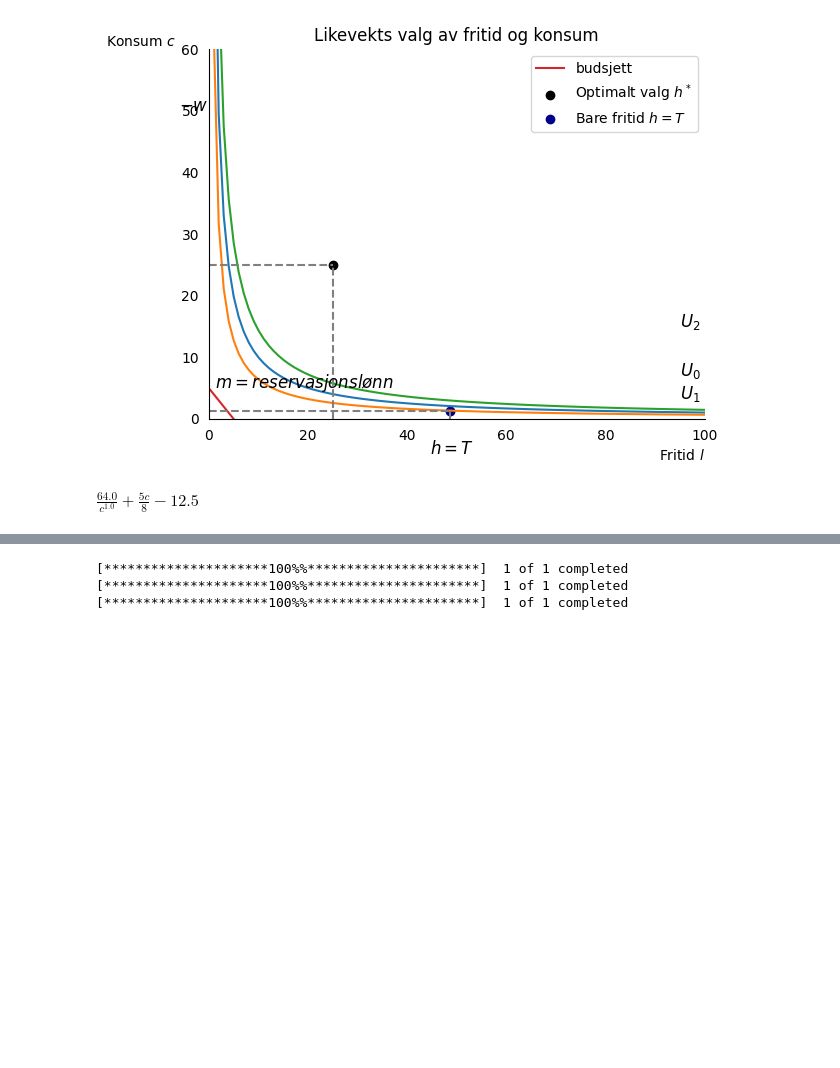
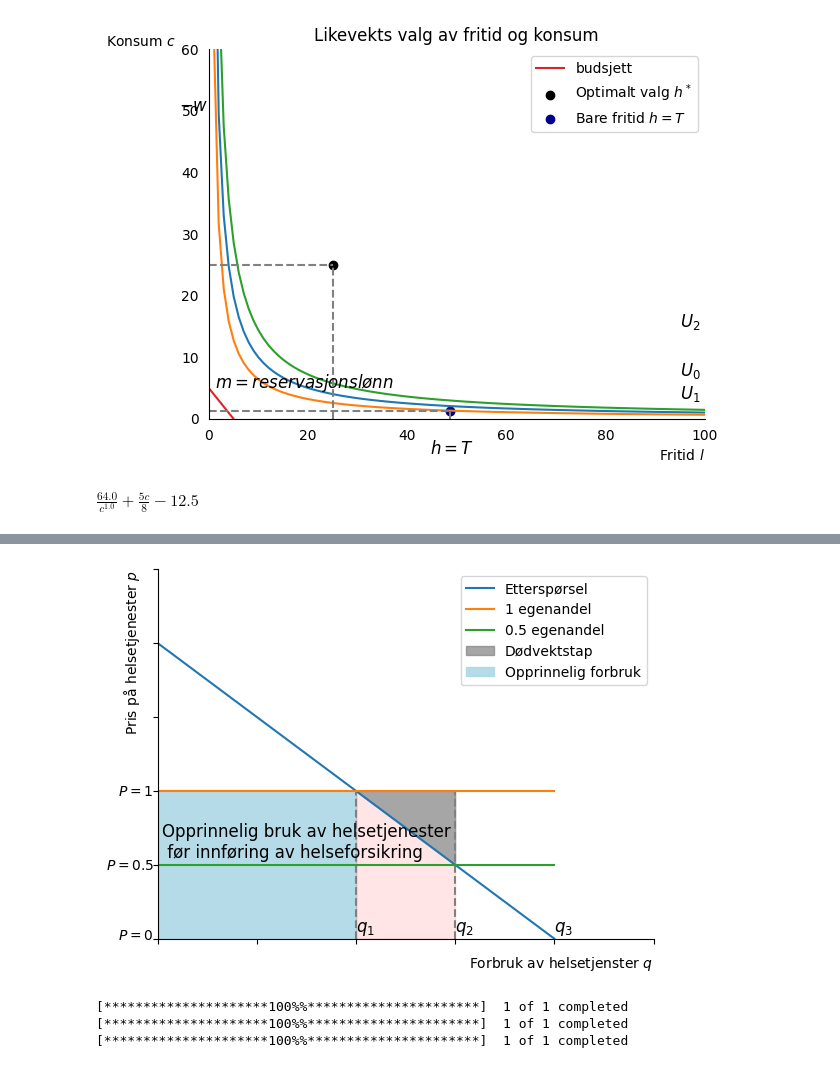
Before and after one commit to Danieljoha/Sok-2008, a Jupyter notebook: Utfordring 1/datajobbing.ipynb, the cells around one changed output, grey strips where cells are left out. Drawn from its saved outputs; the diff is of its cells as text; code cells hidden in the pictures; blank space fills up the shorter version.

```diff
--- a/Utfordring 1/datajobbing.ipynb
+++ b/Utfordring 1/datajobbing.ipynb
@@ -605,3 +589,79 @@ df
+# %%
+from IPython.display import display, Math, Latex
+import numpy as np
+from matplotlib import pyplot as plt
+import sympy as sp
+
+
+def demand(p):
+    return 200-p
+
+
+#supply linear line at 100
+def supply(p, t):
+    return 100 + t*p
+
+def supply5(p, t):
+    return 50 + t*p
+
+p, t = sp.symbols('p t', real = True, positive = True)
+
+eq_1 = sp.Eq(demand(p), supply(p, t))
+
+
+#plot them
+p = np.linspace(0, 200, 1000)
+
+
+fig, ax = plt.subplots()
+
+ax.set_ylabel('Pris på helsetjenester $p$', loc='top')
+ax.set_xlabel('Forbruk av helsetjenster $q$', loc='right')
+ax.set(xlim=(0,250))
+ax.set(ylim=(0,250))
+ax.spines['top'].set_color('none')
+ax.spines['right'].set_color('none')
+#noticks
+#ax.xaxis.set_ticks_position('none')
+#ax.yaxis.set_ticks_position('none')
+#no ticklabels
+ax.xaxis.set_major_formatter(plt.NullFormatter())
+ax.yaxis.set_major_formatter(plt.NullFormatter())
+
+
+#vline to intersection 1 and 2
+ax.vlines(100,0,100, color='grey',ls='dashed')
+ax.text(100, 5, '$q_1$', fontsize=12)
+ax.vlines(150,0,100, color='grey',ls='dashed')
+ax.text(150, 5, '$q_2$', fontsize=12)
+ax.text(200, 5, '$q_3$', fontsize=12)
+
+
+ax.plot(p, demand(p), label='Etterspørsel')
+ax.text(-26, 47, '$P=0.5$', fontsize=10)
+ax.plot(p, supply(p, 0), label='1 egenandel')
+ax.text(-20, 97, '$P=1$', fontsize=10)
+ax.text(-20, 0, '$P=0$', fontsize=10)
+
+ax.plot(p, supply5(p, 0), label='0.5 egenandel')
+
+#fillbetween above egenandel 0.5 and 1 egenandel from 100 to 150 but only above the ettersporsel line
+ax.fill_between(p, demand(p), supply(p, 0), where= (p>100) & (p<150), color='grey', alpha=0.7, label = "Dødvektstap")
+#fillbetween y0 to y100, and x0 to x100
+ax.fill_between(p, 0, 100, where= (p>0) & (p<100), color='lightblue', alpha=0.9, label = "Opprinnelig forbruk")
+#fillbetween y0 to the etterspørsels line
+ax.fill_between(p, 0, demand(p), where= (p>100) & (p<150), color='red', alpha=0.1)
+
+
+ax.text(2, 55, 'Opprinnelig bruk av helsetjenester \n før innføring av helseforsikring', fontsize=12)
+
+
+ax.legend()
+
+
+plt.show()
+# %% [output]
+[figure, added]
 # %%
 import yfinance as yf
 import pandas as pd
```
Also changed, not shown: parts of 3 cells of this notebook, 1 other file.
